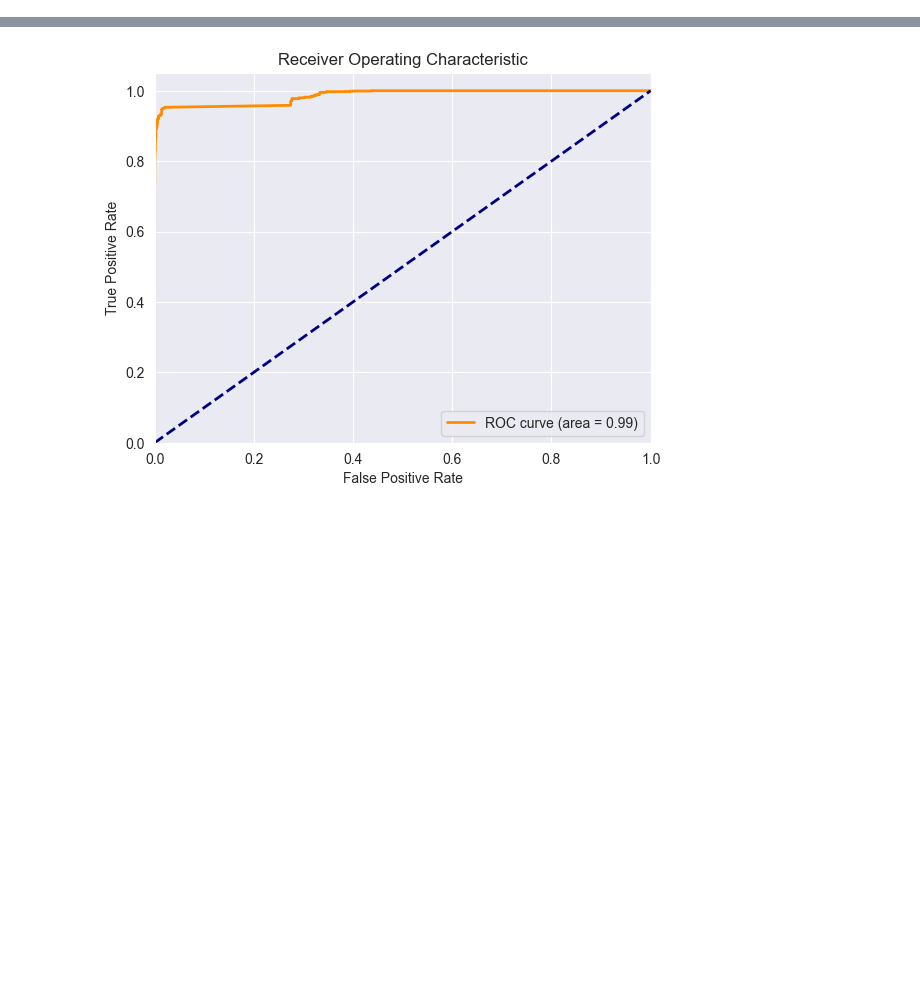
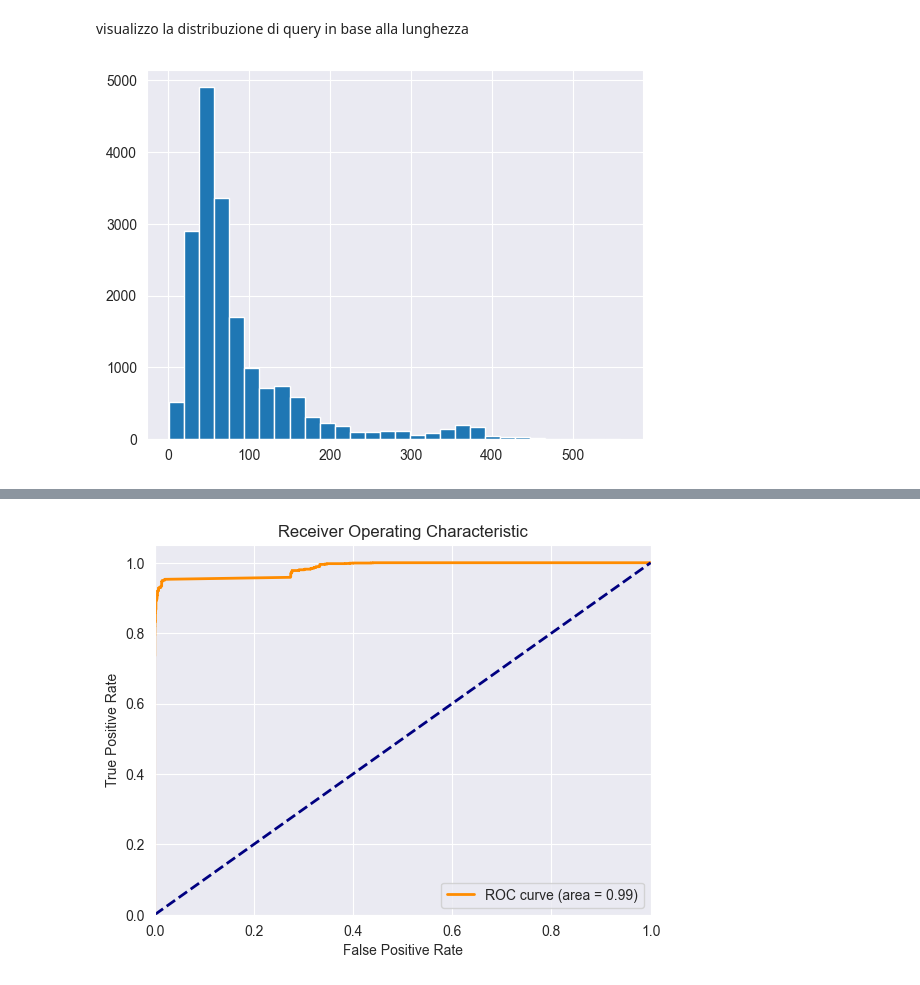
Before and after one commit to Dabi1290/S.I.D, a Jupyter notebook: Naive_Bayes.ipynb, the cells around one changed output, grey strips where cells are left out. Cells and saved outputs as stored; diff of their text form; code cells hidden in the pictures; blank space fills up the shorter version.

```diff
--- a/Naive_Bayes.ipynb
+++ b/Naive_Bayes.ipynb
@@ -4,0 +57,3 @@ from sklearn.model_selection import train_test_split
+# %%
+df['Query'] = df['Query'].str.strip()
+df
@@ -4,0 +76,3 @@ from sklearn.model_selection import train_test_split
+# %%
+df['lunghezza'] = df['Query'].apply(len)
+df
@@ -4,0 +95,9 @@ from sklearn.model_selection import train_test_split
+# %%
+def remove_select_at_start(query):
+    if query.startswith('select'):
+        return query[len('select'):].lstrip()
+    else:
+        return query
+
+df['Query'] = df['Query'].apply(remove_select_at_start)
+df
@@ -4,0 +120,3 @@ from sklearn.model_selection import train_test_split
+# %%
+df['Select_Count'] = df['Query'].str.count('select')
+df
@@ -23,0 +159,8 @@ y_pred = clf.predict(x_test)
+# %% [markdown]
+visualizzo la distribuzione di query in base alla lunghezza
+# %%
+import matplotlib.pyplot as plt
+df['lunghezza'].hist(bins=30)
+plt.show()
+# %% [output]
+[figure, added]
```
Also changed, not shown: parts of 32 cells of this notebook.
